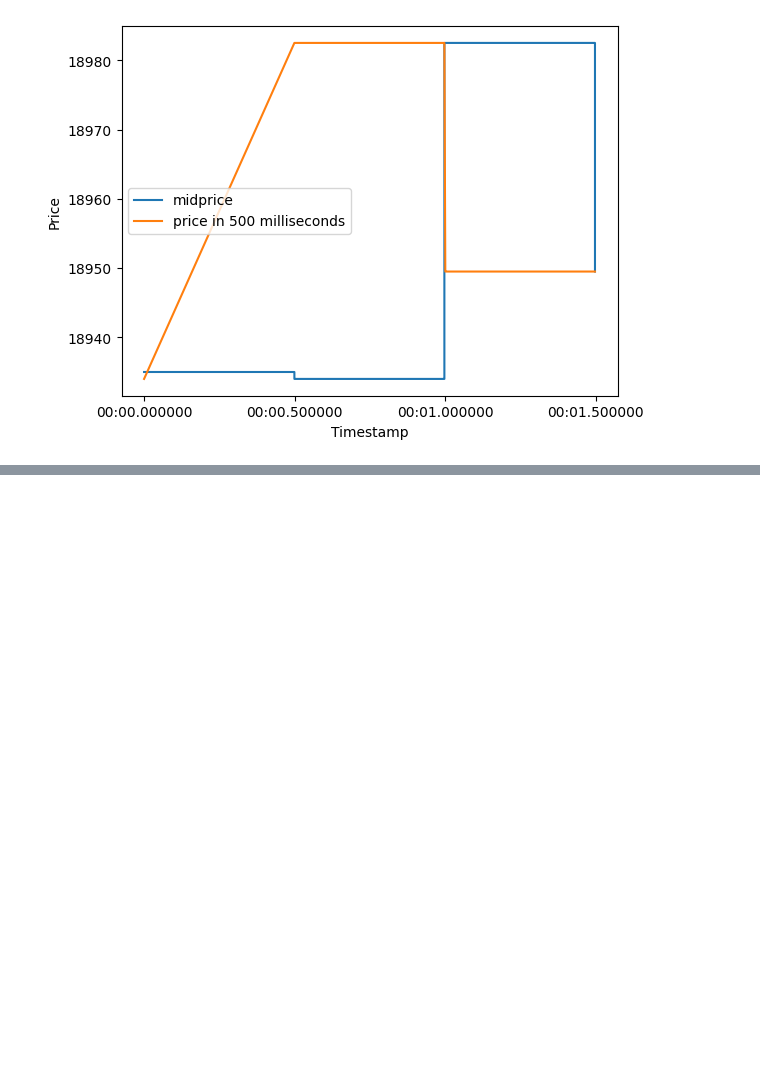
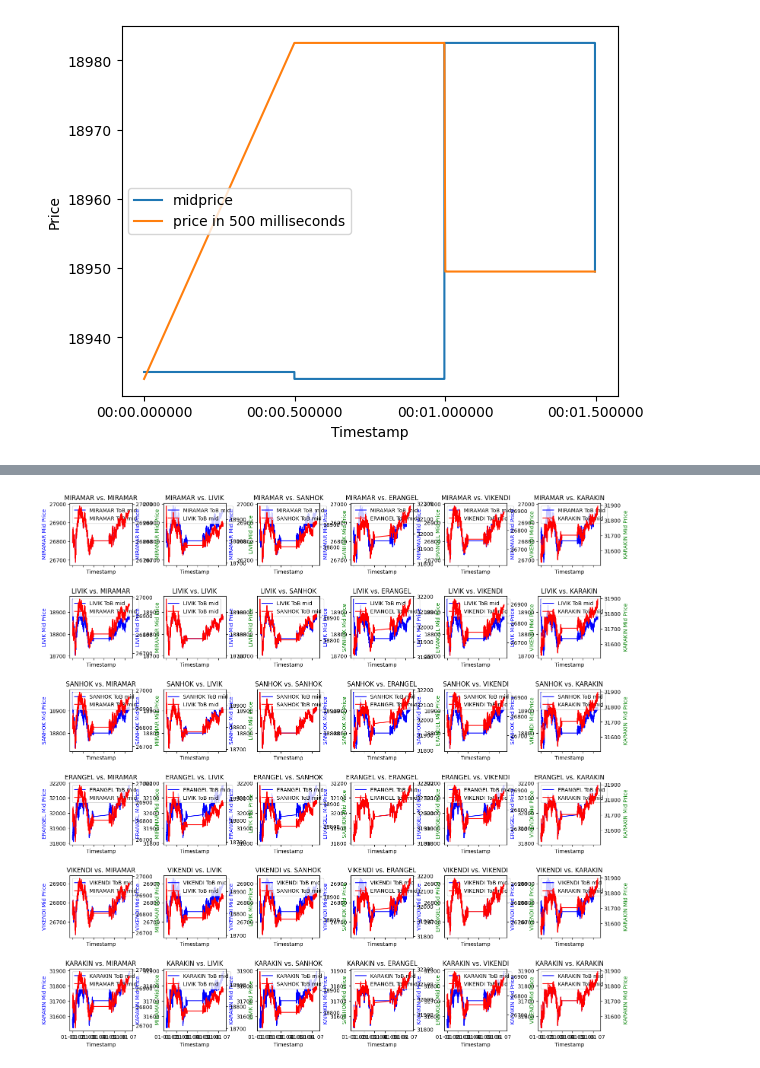
Before and after one commit to SergeySmalkov/Strategies_Sandbox, a Jupyter notebook: Strategy.ipynb, the cells around one changed output, grey strips where cells are left out. Saved outputs shown, nothing was run; the diff lists cells and outputs as text; code cells hidden in the pictures; blank space fills up the shorter version.

```diff
--- a/Strategy.ipynb
+++ b/Strategy.ipynb
@@ -97,0 +120,29 @@ Name: timestamp, dtype: datetime64[ns]
+# %%
+# create a figure with subplots
+fig, axs = plt.subplots(nrows=6, ncols=6, figsize=(18, 18), sharex=True)
+ind1 = 0
+ind2 = -1
+
+for i, instrument1 in enumerate(instruments):
+    for j, instrument2 in enumerate(instruments):
+        # create a twin y-axis for the second instrument
+        ax2 = axs[i][j].twinx()
+        # plot the bid and ask prices for the first instrument
+        axs[i][j].plot(data[ind1:ind2].index, data[ind1:ind2][instrument1 + '_ToB_mid'], label= instrument1 +' ToB mid', color='blue')
+        # plot the bid and ask prices for the second instrument on the right y-axis
+        ax2.plot(data[ind1:ind2].index, data[ind1:ind2][instrument2 + '_ToB_mid'], label=instrument2 + ' ToB mid', color='red')
+        # set the labels and title
+        axs[i][j].set_xlabel('Timestamp')
+        axs[i][j].set_ylabel(instrument1 + ' Mid Price', color='blue')
+        ax2.set_ylabel(instrument2 + ' Mid Price', color='green')
+        axs[i][j].set_title(instrument1 + ' vs. ' + instrument2)
+        # add a legend
+        lines, labels = axs[i][j].get_legend_handles_labels()
+        lines2, labels2 = ax2.get_legend_handles_labels()
+        axs[i][j].legend(lines + lines2, labels + labels2, loc='upper left')
+
+# adjust the space between the subplots and display the plot
+plt.subplots_adjust(hspace=0.5, wspace=0.5)
+plt.show()
+# %% [output]
+[figure, added]
```
Also changed, not shown: parts of 7 cells of this notebook.
